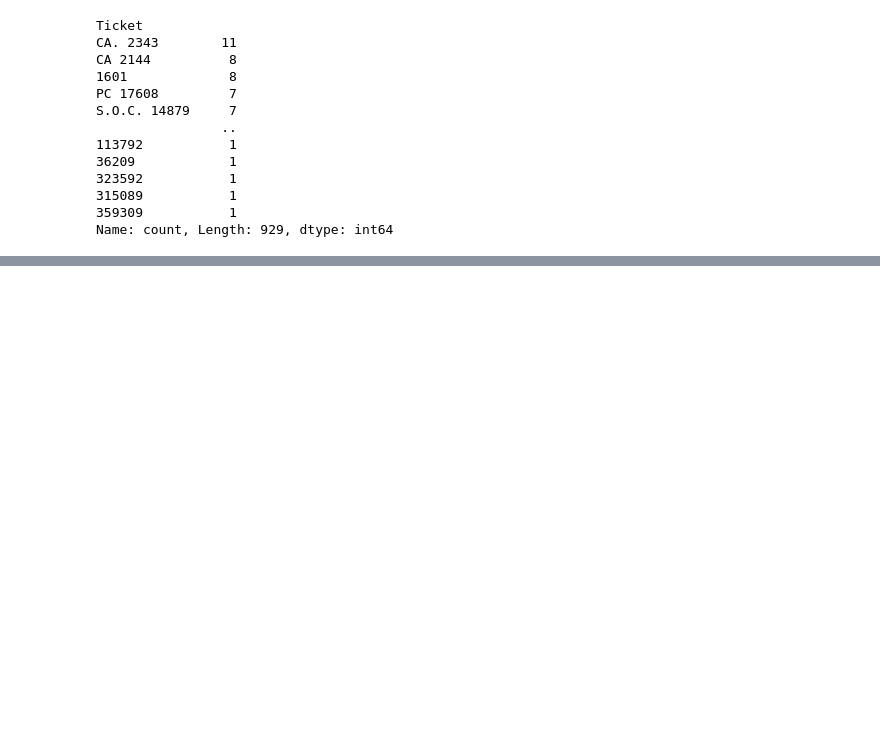
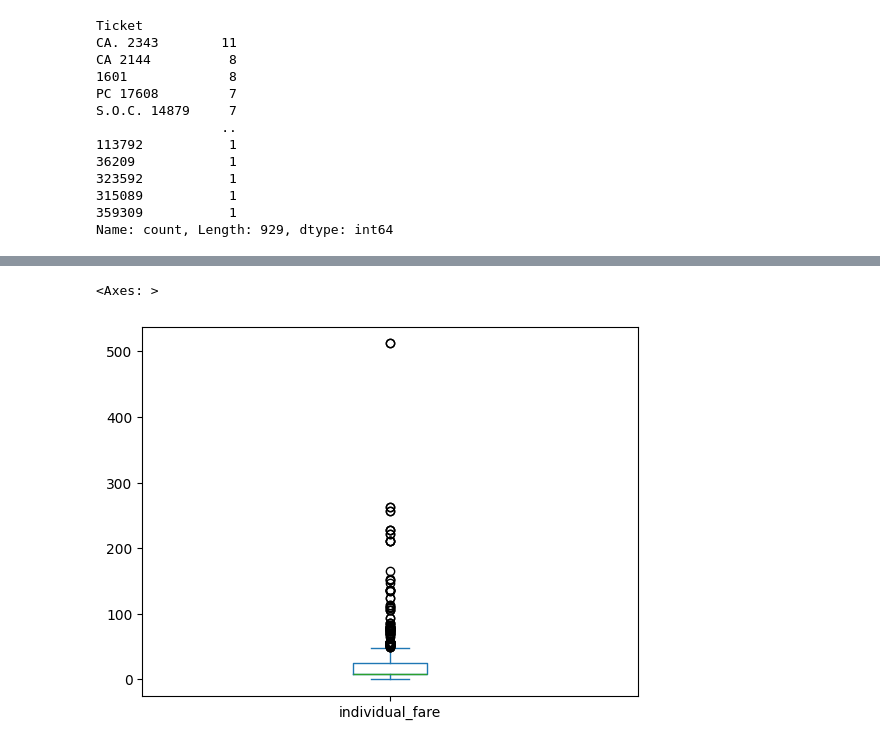
Before and after one commit to anshulkansal121/Python-Programming, a Jupyter notebook: Pandas/Data Analysis/EDA/Titanic - EDA.ipynb, the cells around one changed output, grey strips where cells are left out. Cells and saved outputs as stored; diff of their text form; code cells hidden in the pictures; blank space fills up the shorter version.

```diff
--- a/Pandas/Data Analysis/EDA/Titanic - EDA.ipynb
+++ b/Pandas/Data Analysis/EDA/Titanic - EDA.ipynb
@@ -482,3 +482,5 @@ S.O.C. 14879     7
 315089           1
 359309           1
 Name: count, Length: 929, dtype: int64
+# %%
+df['individual_fare'] = df['Fare']/(df['SibSp'] + df['Parch'] + 1)
@@ -484,0 +503,5 @@ Name: count, Length: 929, dtype: int64
+# %%
+df['individual_fare'].plot(kind='box')
+# %% [output]
+<Axes: >
+[figure, added]
```
Also changed, not shown: parts of 20 cells of this notebook.
